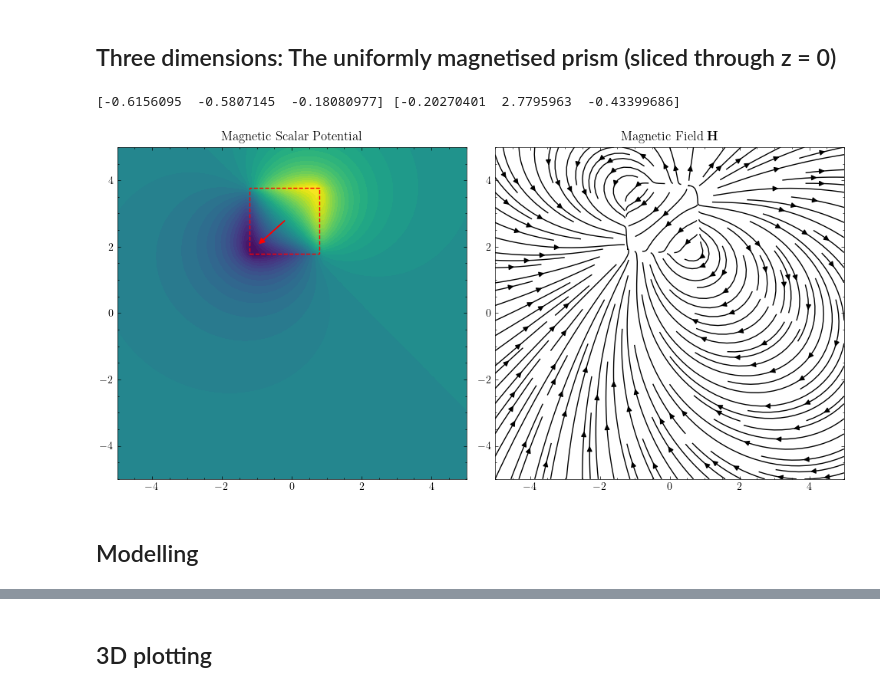
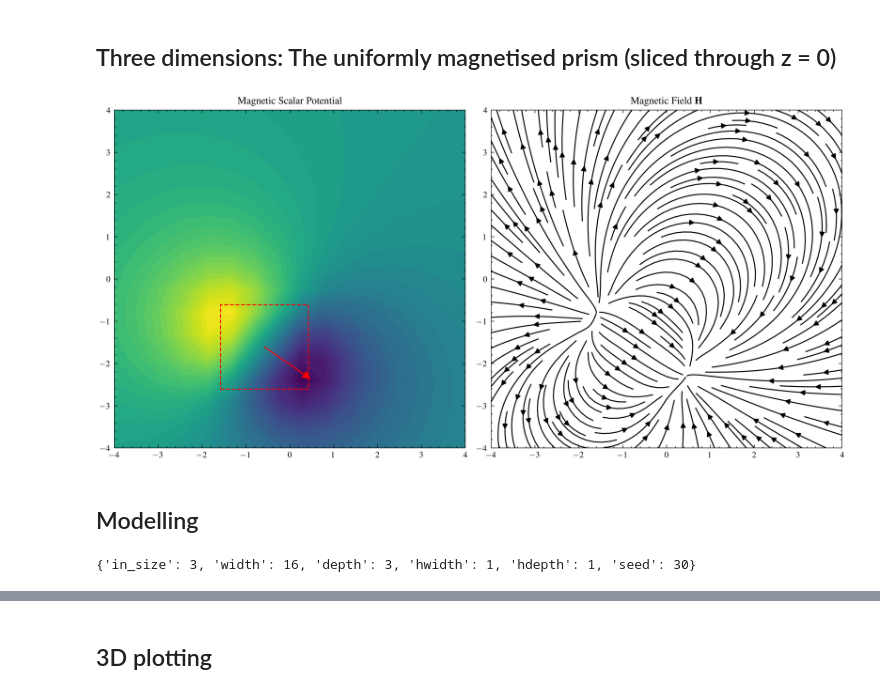
Before and after one commit to cmt-dtu-energy/hypermagnetics, a Jupyter notebook: nbs/sources.ipynb, the cells around one changed output, grey strips where cells are left out. Drawn from its saved outputs; the diff is of its cells as text; code cells hidden in the pictures.

Commit message:
Prism modelling demonstration

```diff
--- a/nbs/sources.ipynb
+++ b/nbs/sources.ipynb
@@ -216,70 +219,71 @@ from hypermagnetics.sources import configure
 # %%
-res = 50
-lim = 5
+res = 16
+lim = 4
 row = jnp.linspace(-lim, lim, res)
 
-config = {
+train_config = {
     "shape": "prism",
-    "n_samples": 1,
+    "n_samples": 25,
     "n_sources": 1,
-    "seed": 30,
+    "seed": 243,
     "dim": 3,
     "lim": lim,
     "res": res,
 }
 
-prism_data = configure(**config)
-m, r0 = jnp.split(prism_data["sources"], 2, axis=-1)
-m, r0 = m.squeeze(), r0.squeeze()
-print(m, r0)
+prism_data = configure(**train_config)
+sources = prism_data["sources"]
+r = prism_data["r"]
+potential = prism_data["potential_grid"]
+field = prism_data["field_grid"]
+m, r0 = jnp.split(sources[0][0], 2, axis=-1)
+
+test_config = train_config.copy()
+test_config.update({"seed": 123})
+test_data = configure(**test_config)
-# %% [output]
-[-0.6156095  -0.5807145  -0.18080977] [-0.20270401  2.7795963  -0.43399686]
 # %%
 x, y, z = jnp.meshgrid(row, row, jnp.linspace(0, 0, 1))
-r = jnp.stack([x, y, z], axis=-1).reshape(-1, 3)
 x0, y0, z0 = r0
 
-potential = prism_data["potential_grid"].reshape(res, res, res)
-field = prism_data["field_grid"].reshape(res, res, res, 3)
-
-potential = potential[..., res // 2]
-field = field[..., res // 2, :]
+potential_slice = potential[0].reshape(res, res, res)[..., res // 2]
+field_slice = field[0].reshape(res, res, res, 3)[..., res // 2, :]
 
 with plt.style.context("science"):
     fig, (ax1, ax2) = plt.subplots(1, 2, figsize=(10, 5))
 
     # Subplot 1: Contour plot of potential
-    ax1.contourf(x[..., 0], y[..., 0], potential, levels=50, cmap="viridis")
+    ax1.contourf(x[..., 0], y[..., 0], potential_slice, levels=50, cmap="viridis")
     ax1.set_title("Magnetic Scalar Potential")
 
     # Draw red square
     square = patches.Rectangle(
         (x0 - 1, y0 - 1),
         2,
         2,
         linewidth=1,
         edgecolor="r",
         facecolor="none",
         linestyle="--",
     )
     ax1.add_patch(square)
     ax1.arrow(x0, y0, m[0], m[1], head_width=0.15, head_length=0.15, fc="r", ec="r")
 
     # Subplot 2: Streamplot of field
     nx = np.array(x[..., 0])
     ny = np.array(y[..., 0])
-    Bx = np.array(field[..., 0])
-    By = np.array(field[..., 1])
+    Bx = np.array(field_slice[..., 0])
+    By = np.array(field_slice[..., 1])
     ax2.streamplot(nx, ny, Bx, By, color="k", density=1.5)
     ax2.set_title("Magnetic Field $\mathbf{H}$")
 
     plt.tight_layout()
     plt.show()
 # %% [output]
-[figure, old version]
+[figure, new version]
 # %% [markdown]
 ## Modelling
 # %%
-model = HyperLayer(in_size=3, width=4, depth=3, hwidth=1, hdepth=2, seed=30)
+model = HyperLayer(in_size=3, width=16, depth=3, hwidth=1, hdepth=1, seed=30)
 print(model.hparams)
-print(model)
+# %% [output]
+{'in_size': 3, 'width': 16, 'depth': 3, 'hwidth': 1, 'hdepth': 1, 'seed': 30}
```
Also changed, not shown: parts of 5 cells of this notebook.
